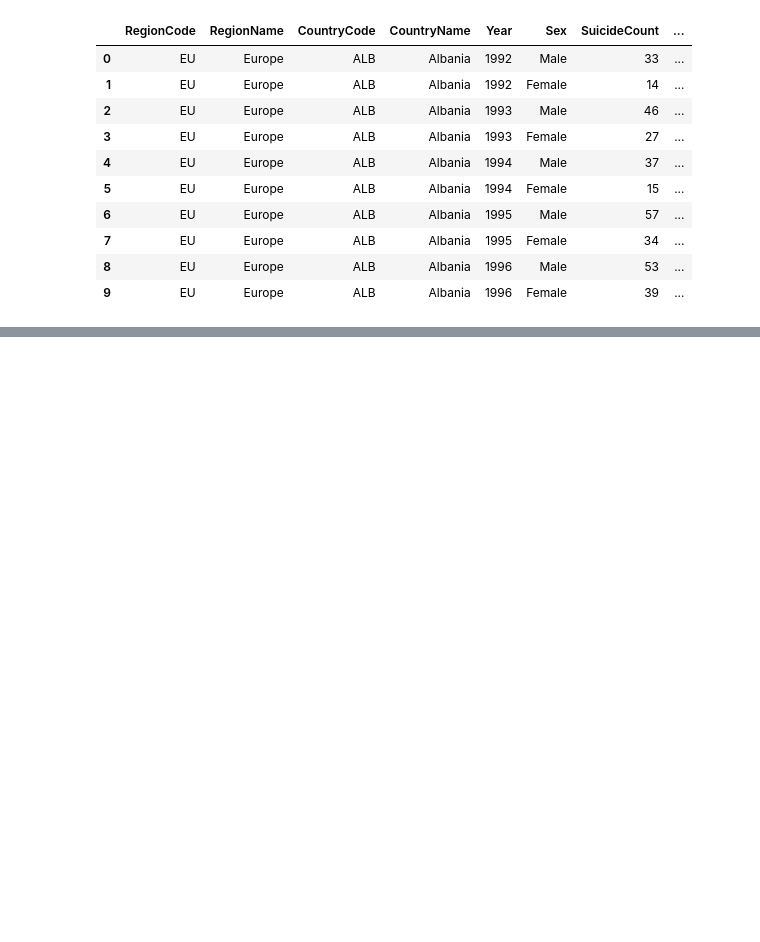
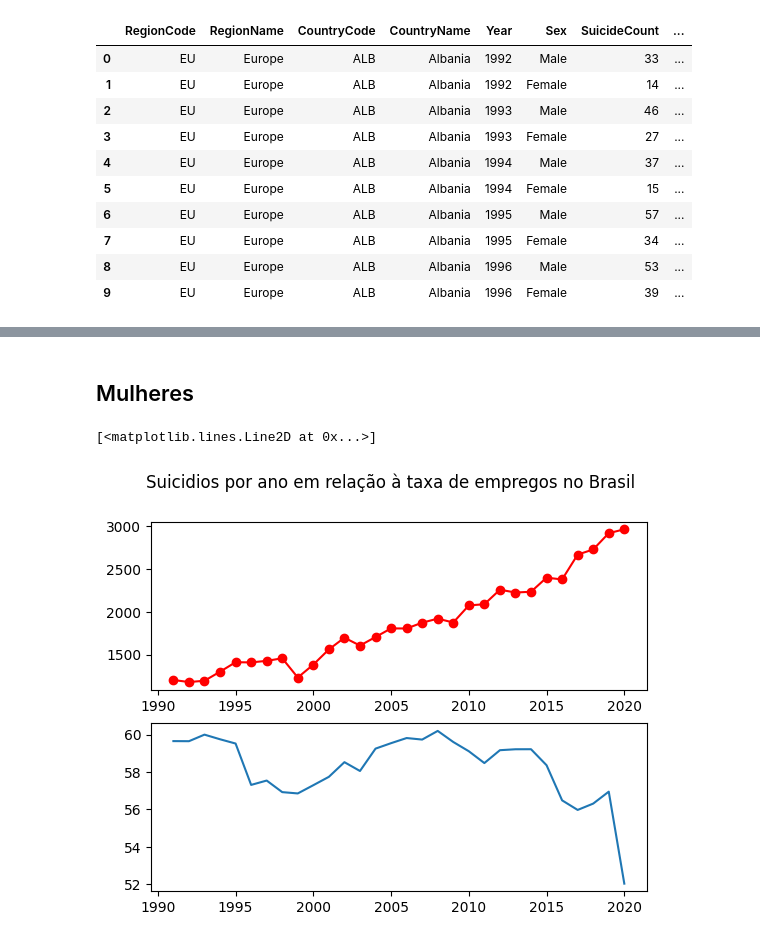
Before and after one commit to matheushstf/suicide_rates_data, a Jupyter notebook: transformation.ipynb, the cells around one changed output, grey strips where cells are left out. Drawn from its saved outputs; the diff is of its cells as text; code cells hidden in the pictures; blank space fills up the shorter version.

```diff
--- a/transformation.ipynb
+++ b/transformation.ipynb
@@ -36,0 +86,15 @@ print(south_america_suicides['SuicideCount'].sum())
+# %% [markdown]
+## Mulheres
+# %%
+x = dados_female['Year']
+y = dados_female['SuicideCount']
+line = dados_female['EmploymentPopulationRatio']
+
+
+fig, axs = plt.subplots(2)
+fig.suptitle('Suicidios por ano em relação à taxa de empregos no Brasil')
+axs[0].plot(x, y, 'o-r')
+axs[1].plot(x, line)
+# %% [output]
+[<matplotlib.lines.Line2D at 0x...>]
+[figure, added]
```
Also changed, not shown: parts of 12 cells of this notebook.
